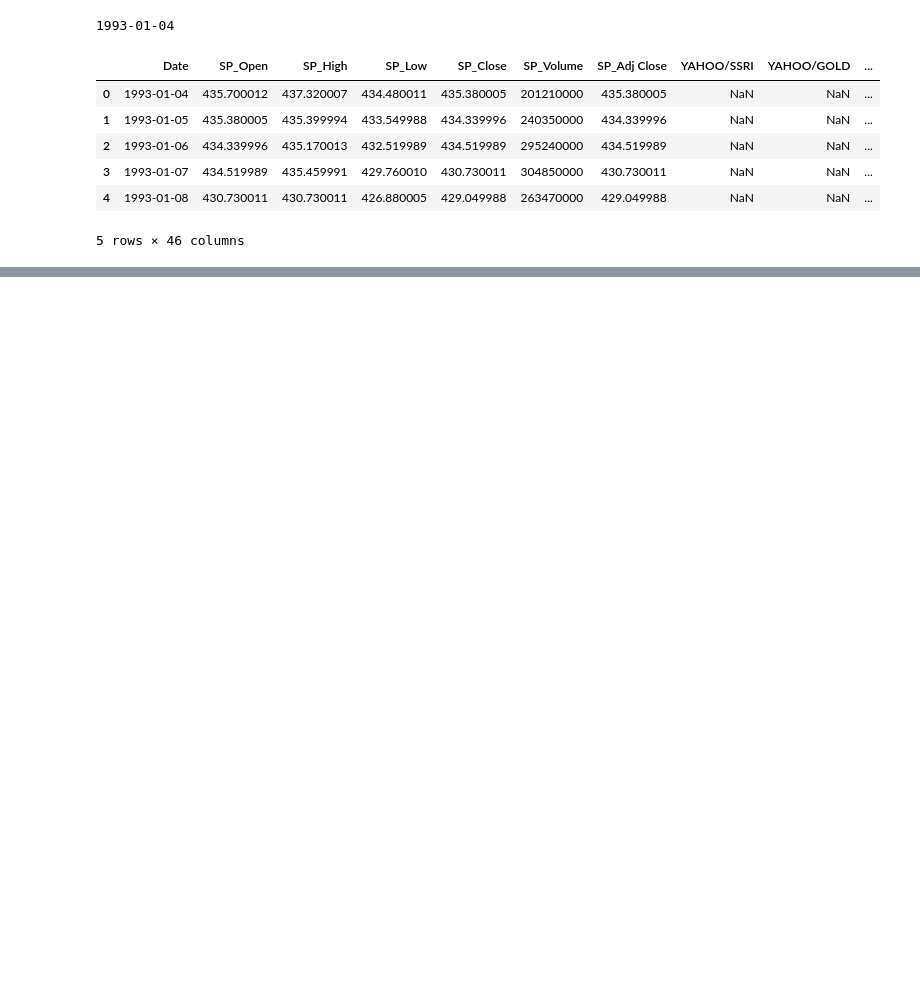
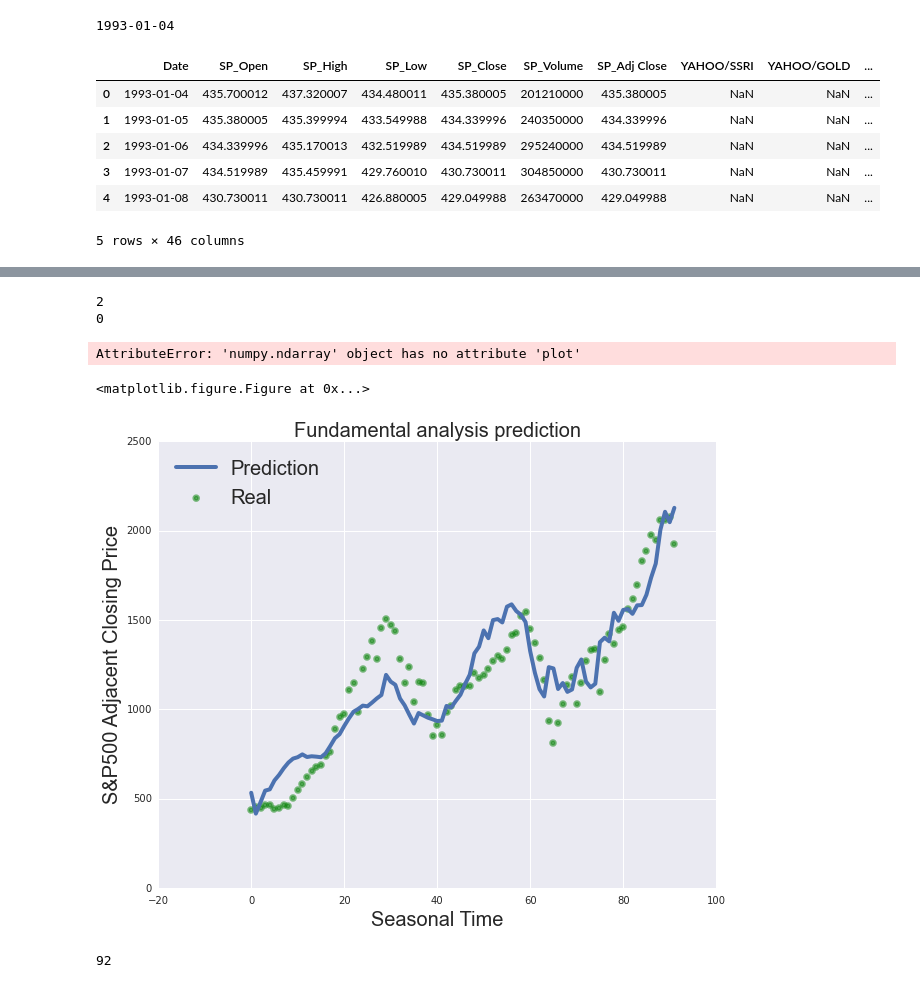
Before and after one commit to CS209-StockMarket/project, a Jupyter notebook: 109_Stock_Prediction.ipynb, the cells around one changed output, grey strips where cells are left out. Cells and saved outputs as stored; diff of their text form; code cells hidden in the pictures; blank space fills up the shorter version.

Commit message:
Added fundamental analysis code"

```diff
--- a/109_Stock_Prediction.ipynb
+++ b/109_Stock_Prediction.ipynb
@@ -989,0 +1058,11 @@ s3 = get_stock('MWORTH/2_0',trim_start = "1993-01-01", trim_end = "2015-10-31").
+# %%
+treasury_2 = convert_to_quarterly(treasury_2,'Date','t2')
+new_big_df = new_big_df.merge(treasury_2,on='Date',how='left')
+# %%
+new_big_df = new_big_df.interpolate(method='linear')
+print count_missing(new_big_df)
+new_big_df = new_big_df.fillna(new_big_df.mean())
+print count_missing(new_big_df)
+# %% [output]
+2
+0
@@ -989,0 +1071,18 @@ s3 = get_stock('MWORTH/2_0',trim_start = "1993-01-01", trim_end = "2015-10-31").
+# %%
+fund = new_big_df
+fund['spread']=fund['t10']-fund['t2']
+reg=LinearRegression().fit(fund[['gdp_quarter','M1','cpi','ppi','spread']],fund['SP_Adj Close'])
+epreds=reg.predict(fund[['gdp_quarter','M1','cpi','ppi','spread']])
+plt.figure(figsize=(10,8))
+#plt.plot(epreds,label='Predicted')
+epreds.plot()
+#plt.plot(fund['SP_Adj Close'], 'ro', markersize=5,label='Real')
+fund['SP_Adj Close'].plot()
+plt.title('Fundamental analysis prediction')
+plt.legend(loc='upper left')
+plt.xlabel('Seasonal Time')
+plt.ylabel('S&P500 Adjacent Closing Price')
+plt.show()
+# %% [output]
+AttributeError: 'numpy.ndarray' object has no attribute 'plot'
+<matplotlib.figure.Figure at 0x...>
@@ -989,0 +1091,21 @@ s3 = get_stock('MWORTH/2_0',trim_start = "1993-01-01", trim_end = "2015-10-31").
+# %%
+sns.set_style('darkgrid')
+# %%
+#Set figure size
+plt.figure(figsize=(10,8))
+plt.title('Fundamental analysis prediction',fontsize=20)
+plt.xlabel('Seasonal Time',fontsize=20)
+plt.ylabel('S&P500 Adjacent Closing Price',fontsize=20)
+#Plot our prediction
+plt.plot(epreds,label='Prediction',linewidth=4.0)
+#Plot the real data points
+plt.scatter(range(len(fund['SP_Adj Close'])),fund['SP_Adj Close'],color='g',label='Real',alpha=0.5,linewidth=3.0)
+plt.legend(loc='upper left',fontsize=20)
+plt.savefig('fa.png')
+plt.show()
+# %% [output]
+[figure, added]
+# %%
+len(fund['SP_Adj Close'])
+# %% [output]
+92
```
Also changed, not shown: parts of 19 cells of this notebook.
